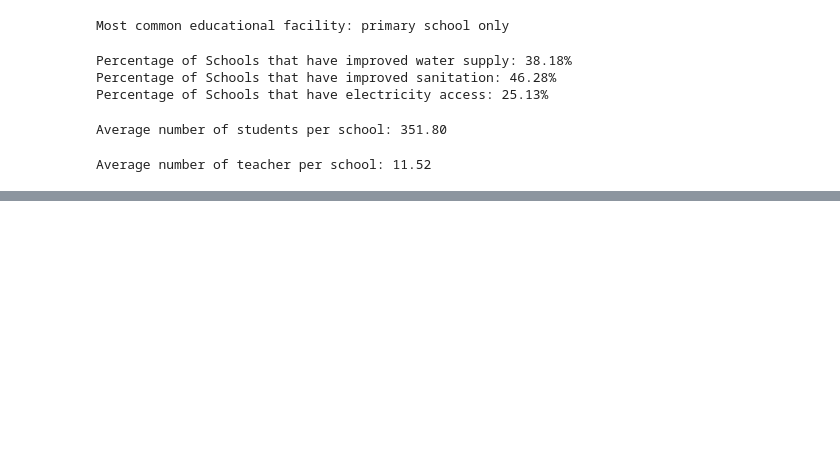
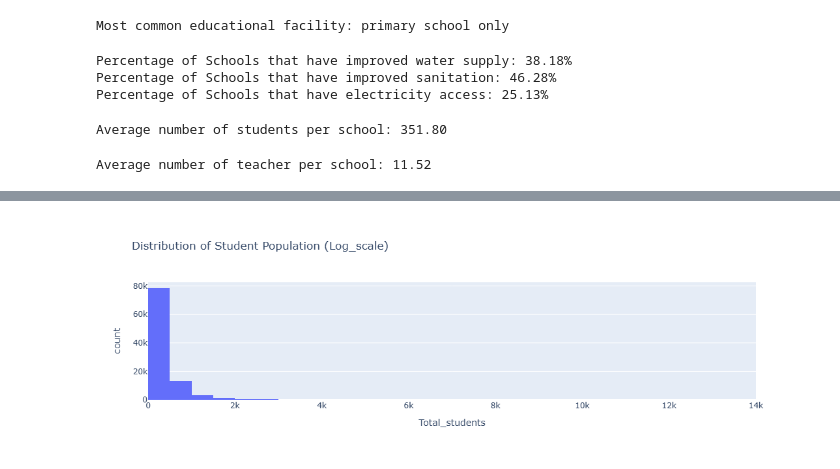
Before and after one commit to augustus-somtochukwu-umeh/Educational-Facilities-in-Nigeria, a Jupyter notebook: Education.ipynb, the cells around one changed output, grey strips where cells are left out. Cells and saved outputs as stored; diff of their text form; code cells hidden in the pictures; blank space fills up the shorter version.

```diff
--- a/Education.ipynb
+++ b/Education.ipynb
@@ -511,0 +602,11 @@ Average number of teacher per school: 11.52
+# %%
+fig = px.histogram(
+    df,
+    x='Total_students',
+    nbins=30,
+    title='Distribution of Student Population (Log_scale)'
+)
+
+fig.show()
+# %% [output]
+[figure, added]
```
Also changed, not shown: parts of 11 cells of this notebook.
